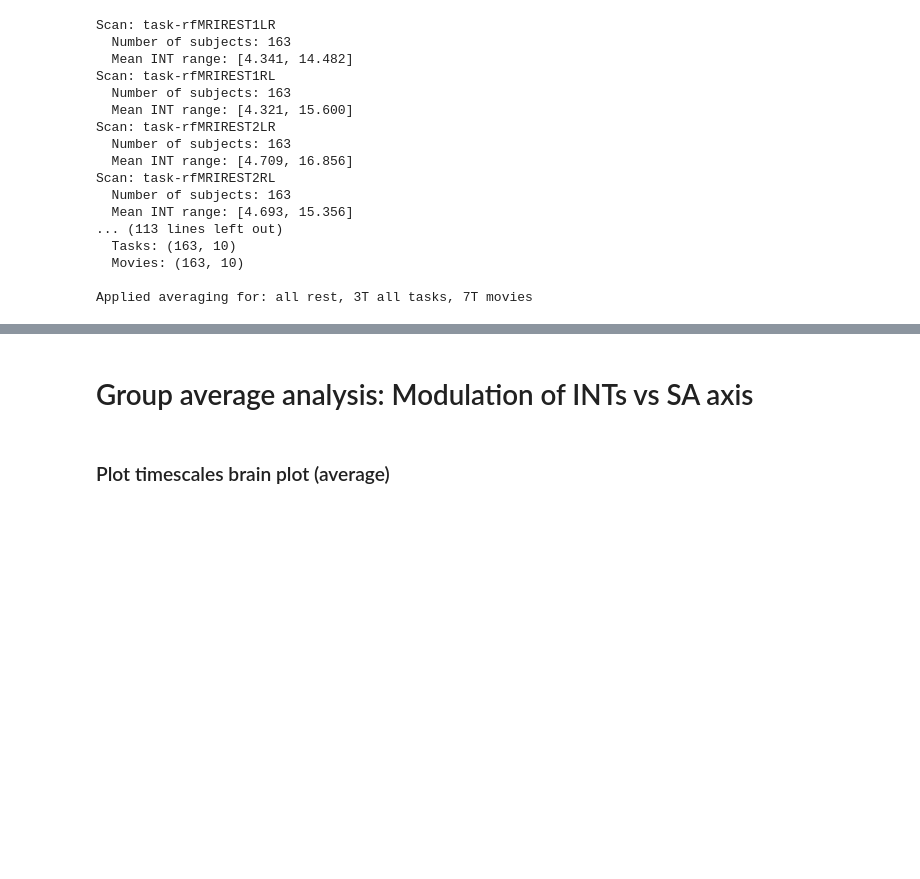
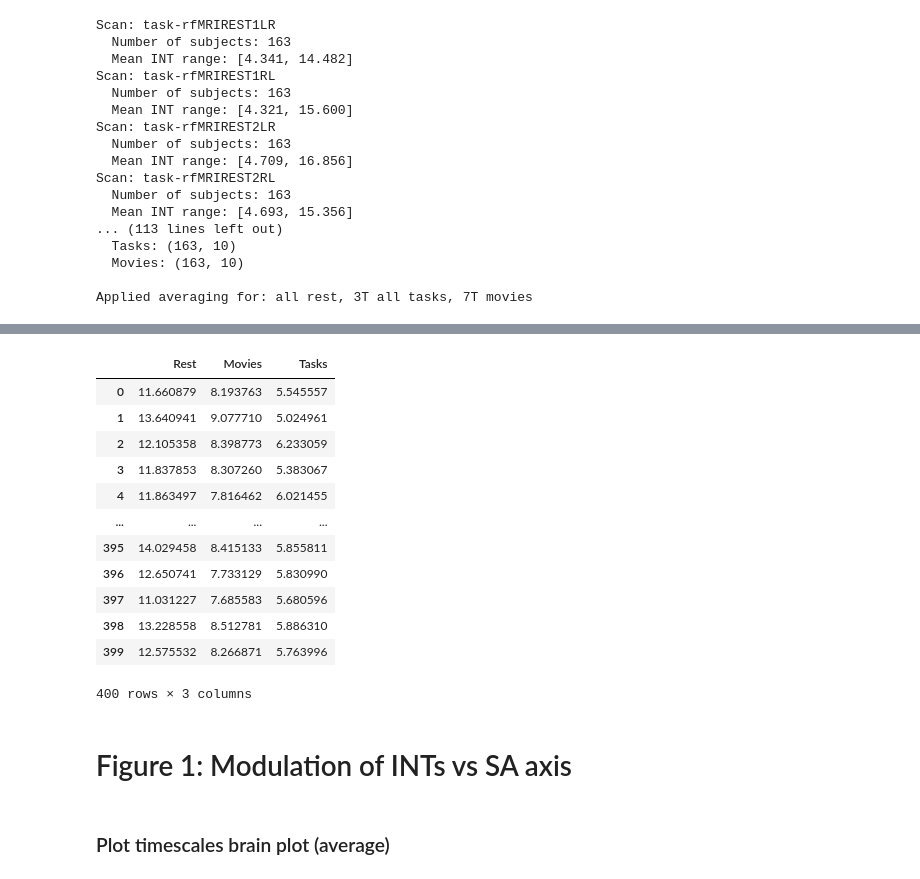
Before and after one commit to LindenParkesLab/intrinsic_neural_timescales, a Jupyter notebook: scripts/timescales_analysis_groupavg.ipynb, the cells around one changed output, grey strips where cells are left out. Drawn from its saved outputs; the diff is of its cells as text; code cells hidden in the pictures; blank space fills up the shorter version.

```diff
--- a/scripts/timescales_analysis_groupavg.ipynb
+++ b/scripts/timescales_analysis_groupavg.ipynb
@@ -230,5 +262,21 @@ Applied averaging for: all rest, 3T all tasks, 7T movies
+# %%
+df_ints
+# %% [output]
+|  | Rest | Movies | Tasks |
+| 0 | 11.660879 | 8.193763 | 5.545557 |
+| 1 | 13.640941 | 9.077710 | 5.024961 |
+| 2 | 12.105358 | 8.398773 | 6.233059 |
+| 3 | 11.837853 | 8.307260 | 5.383067 |
+| 4 | 11.863497 | 7.816462 | 6.021455 |
+| ... | ... | ... | ... |
+| 395 | 14.029458 | 8.415133 | 5.855811 |
+| 396 | 12.650741 | 7.733129 | 5.830990 |
+| 397 | 11.031227 | 7.685583 | 5.680596 |
+| 398 | 13.228558 | 8.512781 | 5.886310 |
+| 399 | 12.575532 | 8.266871 | 5.763996 |
+400 rows × 3 columns
 # %% [markdown]
-# Group average analysis: Modulation of INTs vs SA axis
+# Figure 1: Modulation of INTs vs SA axis
 # %% [markdown]
 ### Plot timescales brain plot (average)
 # %%
```
Also changed, not shown: parts of 10 cells of this notebook.
